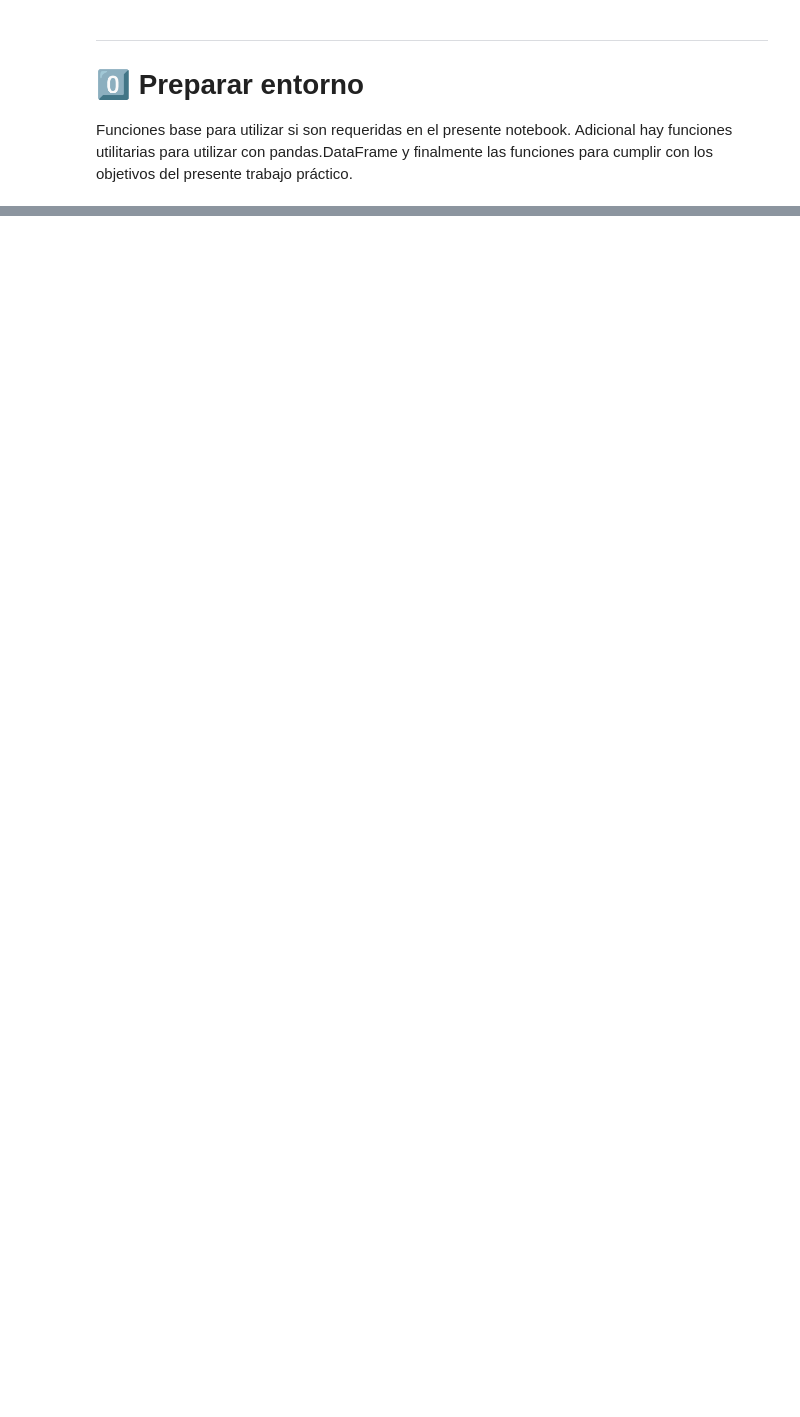
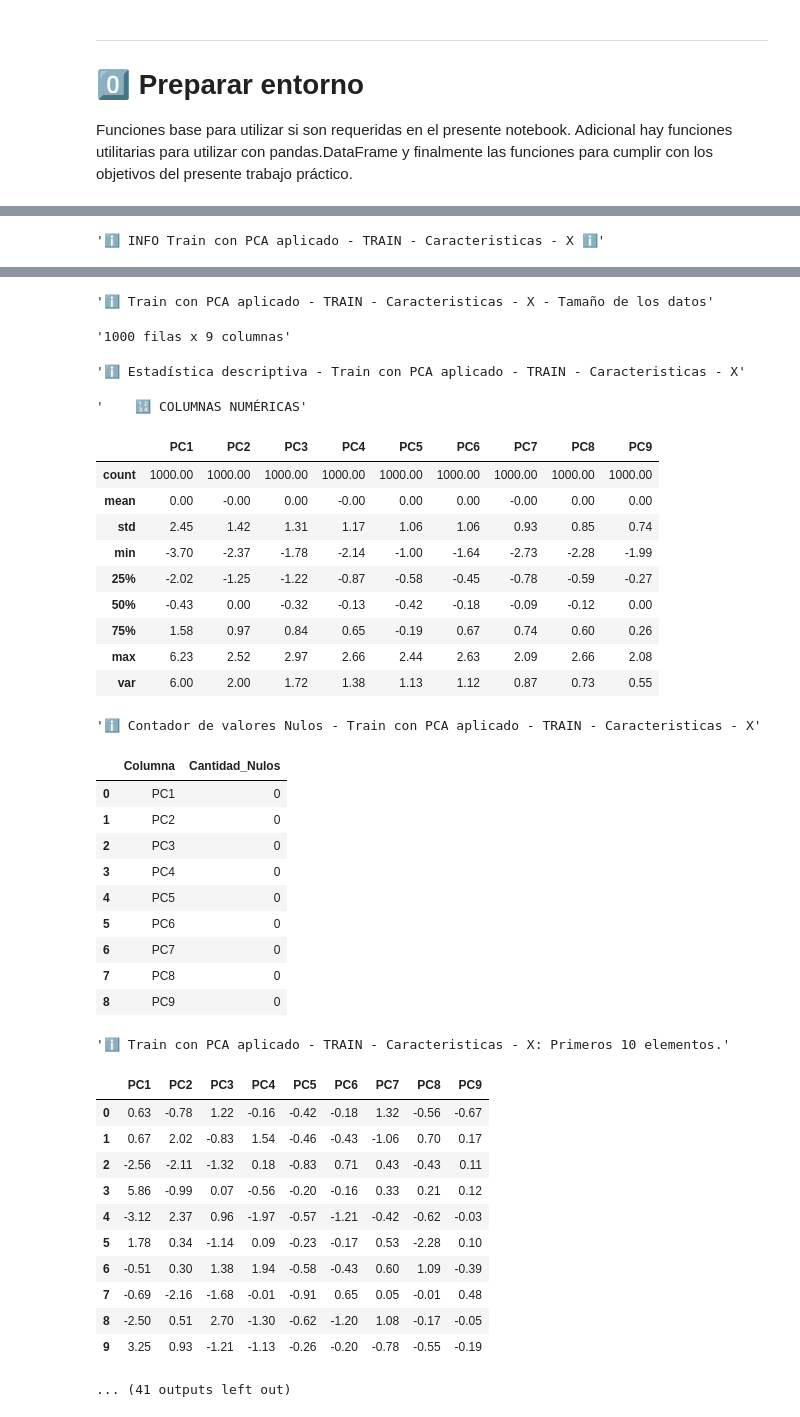
Before and after one commit to UIDE-Tareas/9-Inteligencia-Artificial-Data-Mining-II-Tarea1, a Jupyter notebook: Main.ipynb, the cells around one changed output, grey strips where cells are left out. Drawn from its saved outputs; the diff is of its cells as text; code cells hidden in the pictures; blank space fills up the shorter version.

```diff
--- a/Main.ipynb
+++ b/Main.ipynb
@@ -772,0 +1454,31 @@ def DetectSplitType(split) -> SplitTypeInfo:
+# %%
+targetColumn = "Dominant_Emotion"
+
+# Train
+XTrain = dfTrainForClassification.drop(columns=[targetColumn])
+yTrain = dfTrainForClassification[[targetColumn]]
+
+# Test
+XTest = dfTestForClassification.drop(columns=[targetColumn])
+yTest = dfTestForClassification[[targetColumn]]
+
+classificationSplit = DatasetSplit(
+    Train=Dataset(
+        X=XTrain,
+        y=yTrain
+    ),
+    Test=Dataset(
+        X=XTest,
+        y=yTest
+    )
+)
+scaledClassificationSplit = ScaleDatasetSplit(
+    classificationSplit,
+    scaler=CreateScaler(ScalerType.STANDARD)
+)
+
+pcaClassificationSplit = ApplyPCA(scaledClassificationSplit, explainedVarianceRatioSum=0.95, randomState=RANDOM_STATE)
+
+ShowTitleBox("Preparación de datos para Clasificación aplicando PCA", boxLineStyle=TitleBoxLineStyle.BLOCK, color=ConsoleColor.MAGENTA)
+ShowDatasetSplitInfo(pcaClassificationSplit, "Train con PCA aplicado")
+# %% [output]
@@ -772,0 +1488 @@ def DetectSplitType(split) -> SplitTypeInfo:
+'ℹ️ INFO Train con PCA aplicado - TRAIN - Caracteristicas - X ℹ️'
@@ -772,0 +1505,38 @@ def DetectSplitType(split) -> SplitTypeInfo:
+'ℹ️ Train con PCA aplicado - TRAIN - Caracteristicas - X - Tamaño de los datos'
+'1000 filas x 9 columnas'
+'ℹ️ Estadística descriptiva - Train con PCA aplicado - TRAIN - Caracteristicas - X'
+'    🔢 COLUMNAS NUMÉRICAS'
+|  | PC1 | PC2 | PC3 | PC4 | PC5 | PC6 | PC7 | PC8 | PC9 |
+| count | 1000.00 | 1000.00 | 1000.00 | 1000.00 | 1000.00 | 1000.00 | 1000.00 | 1000.00 | 1000.00 |
+| mean | 0.00 | -0.00 | 0.00 | -0.00 | 0.00 | 0.00 | -0.00 | 0.00 | 0.00 |
+| std | 2.45 | 1.42 | 1.31 | 1.17 | 1.06 | 1.06 | 0.93 | 0.85 | 0.74 |
+| min | -3.70 | -2.37 | -1.78 | -2.14 | -1.00 | -1.64 | -2.73 | -2.28 | -1.99 |
+| 25% | -2.02 | -1.25 | -1.22 | -0.87 | -0.58 | -0.45 | -0.78 | -0.59 | -0.27 |
+| 50% | -0.43 | 0.00 | -0.32 | -0.13 | -0.42 | -0.18 | -0.09 | -0.12 | 0.00 |
+| 75% | 1.58 | 0.97 | 0.84 | 0.65 | -0.19 | 0.67 | 0.74 | 0.60 | 0.26 |
+| max | 6.23 | 2.52 | 2.97 | 2.66 | 2.44 | 2.63 | 2.09 | 2.66 | 2.08 |
+| var | 6.00 | 2.00 | 1.72 | 1.38 | 1.13 | 1.12 | 0.87 | 0.73 | 0.55 |
+'ℹ️ Contador de valores Nulos - Train con PCA aplicado - TRAIN - Caracteristicas - X'
+|  | Columna | Cantidad_Nulos |
+| 0 | PC1 | 0 |
+| 1 | PC2 | 0 |
+| 2 | PC3 | 0 |
+| 3 | PC4 | 0 |
+| 4 | PC5 | 0 |
+| 5 | PC6 | 0 |
+| 6 | PC7 | 0 |
+| 7 | PC8 | 0 |
+| 8 | PC9 | 0 |
+'ℹ️ Train con PCA aplicado - TRAIN - Caracteristicas - X: Primeros 10 elementos.'
+|  | PC1 | PC2 | PC3 | PC4 | PC5 | PC6 | PC7 | PC8 | PC9 |
+| 0 | 0.63 | -0.78 | 1.22 | -0.16 | -0.42 | -0.18 | 1.32 | -0.56 | -0.67 |
+| 1 | 0.67 | 2.02 | -0.83 | 1.54 | -0.46 | -0.43 | -1.06 | 0.70 | 0.17 |
+| 2 | -2.56 | -2.11 | -1.32 | 0.18 | -0.83 | 0.71 | 0.43 | -0.43 | 0.11 |
+| 3 | 5.86 | -0.99 | 0.07 | -0.56 | -0.20 | -0.16 | 0.33 | 0.21 | 0.12 |
+| 4 | -3.12 | 2.37 | 0.96 | -1.97 | -0.57 | -1.21 | -0.42 | -0.62 | -0.03 |
+| 5 | 1.78 | 0.34 | -1.14 | 0.09 | -0.23 | -0.17 | 0.53 | -2.28 | 0.10 |
+| 6 | -0.51 | 0.30 | 1.38 | 1.94 | -0.58 | -0.43 | 0.60 | 1.09 | -0.39 |
+| 7 | -0.69 | -2.16 | -1.68 | -0.01 | -0.91 | 0.65 | 0.05 | -0.01 | 0.48 |
+| 8 | -2.50 | 0.51 | 2.70 | -1.30 | -0.62 | -1.20 | 1.08 | -0.17 | -0.05 |
+| 9 | 3.25 | 0.93 | -1.21 | -1.13 | -0.26 | -0.20 | -0.78 | -0.55 | -0.19 |
+... (41 outputs left out)
```
Also changed, not shown: parts of 20 cells of this notebook, 3 other files.
